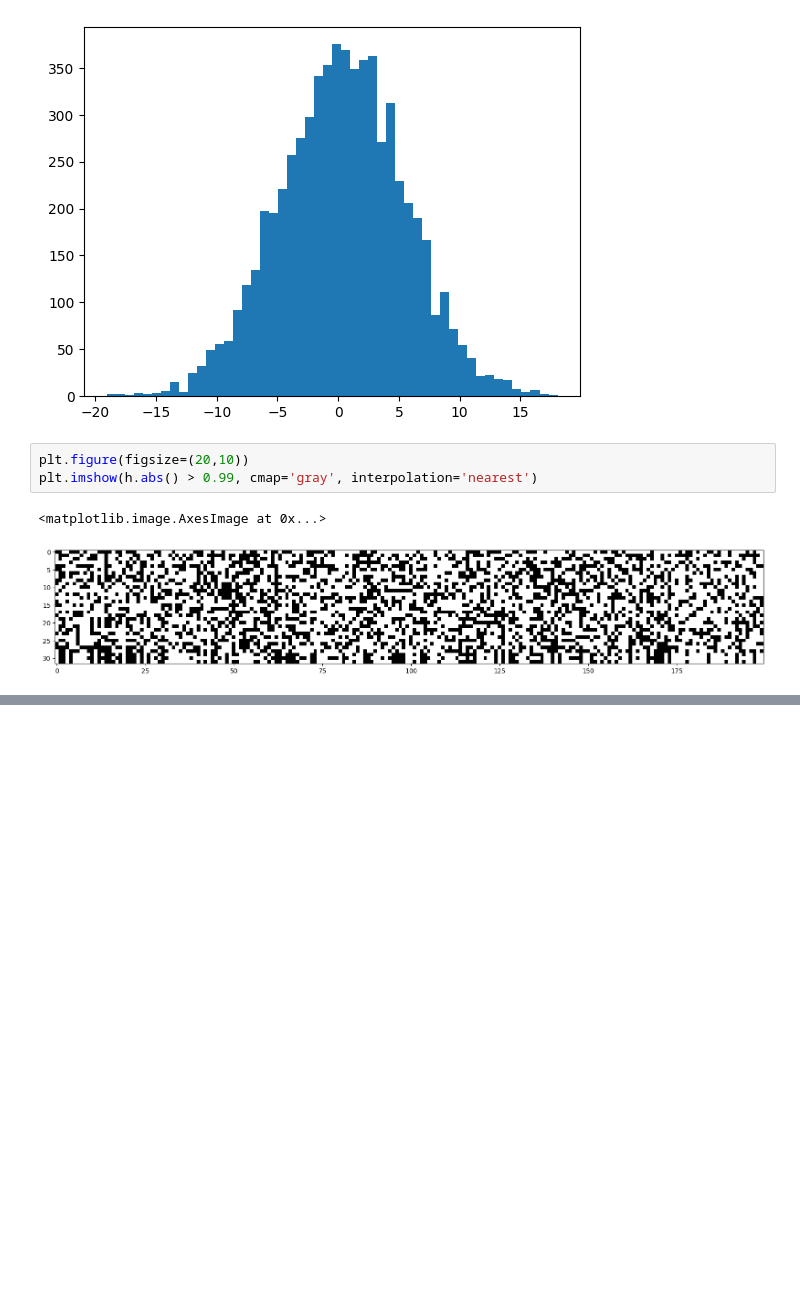
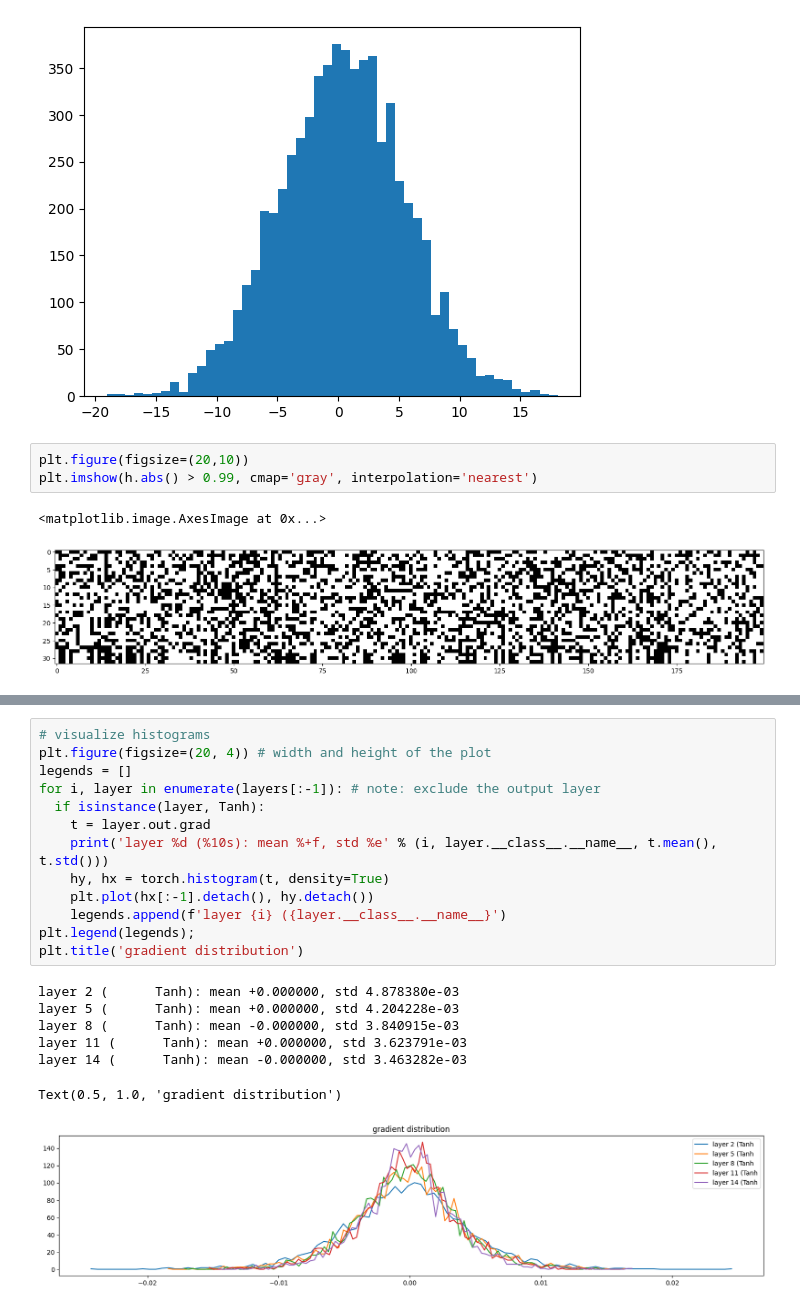
Before and after one commit to dougie-r2/ZeroToHero-experiment, a Jupyter notebook: lec4-batchnorm.ipynb, the cells around one changed output, grey strips where cells are left out. Saved outputs shown, nothing was run; the diff lists cells and outputs as text; blank space fills up the shorter version.

```diff
--- a/lec4-batchnorm.ipynb
+++ b/lec4-batchnorm.ipynb
@@ -143,0 +452,21 @@ plt.imshow(h.abs() > 0.99, cmap='gray', interpolation='nearest')
+# %%
+# visualize histograms
+plt.figure(figsize=(20, 4)) # width and height of the plot
+legends = []
+for i, layer in enumerate(layers[:-1]): # note: exclude the output layer
+  if isinstance(layer, Tanh):
+    t = layer.out.grad
+    print('layer %d (%10s): mean %+f, std %e' % (i, layer.__class__.__name__, t.mean(), t.std()))
+    hy, hx = torch.histogram(t, density=True)
+    plt.plot(hx[:-1].detach(), hy.detach())
+    legends.append(f'layer {i} ({layer.__class__.__name__}')
+plt.legend(legends);
+plt.title('gradient distribution')
+# %% [output]
+layer 2 (      Tanh): mean +0.000000, std 4.878380e-03
+layer 5 (      Tanh): mean +0.000000, std 4.204228e-03
+layer 8 (      Tanh): mean -0.000000, std 3.840915e-03
+layer 11 (      Tanh): mean +0.000000, std 3.623791e-03
+layer 14 (      Tanh): mean -0.000000, std 3.463282e-03
+Text(0.5, 1.0, 'gradient distribution')
+[figure, added]
```
Also changed, not shown: parts of 13 cells of this notebook, 7 other files.
